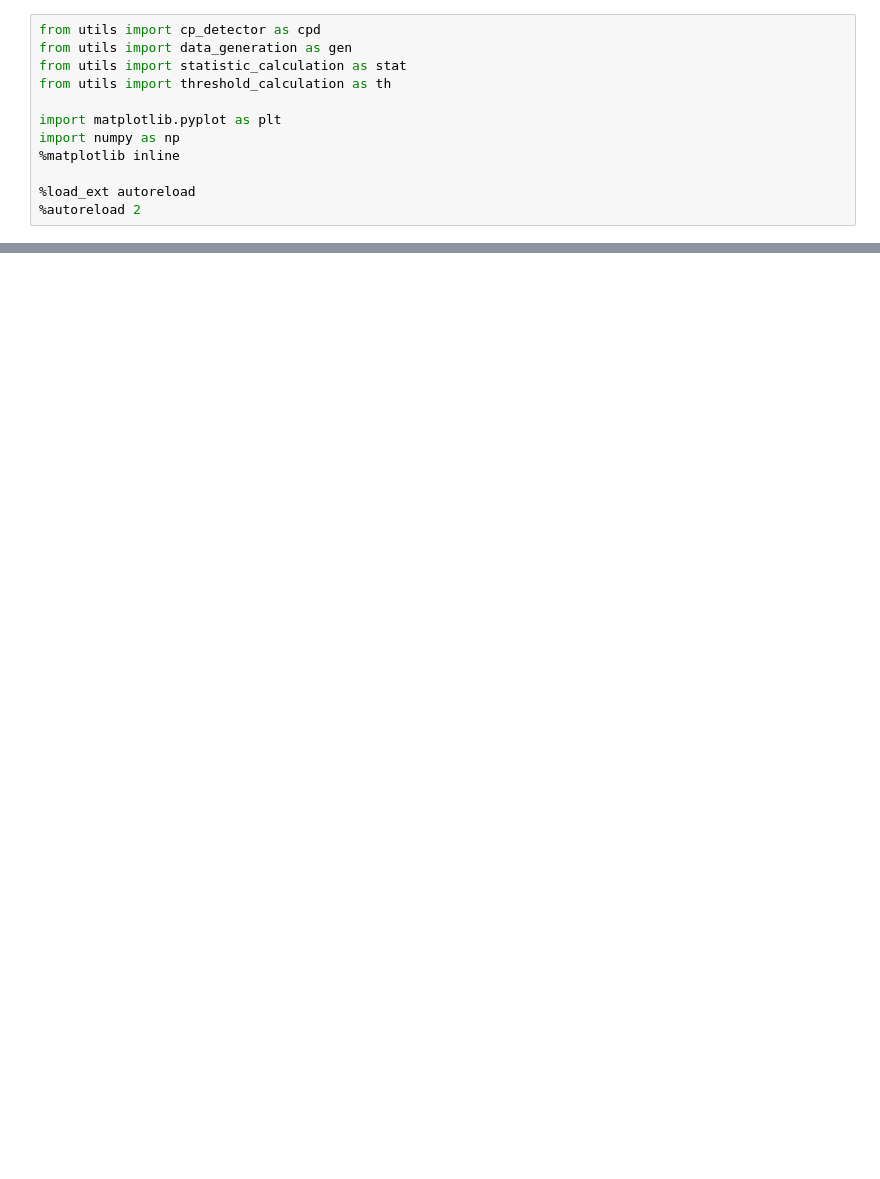
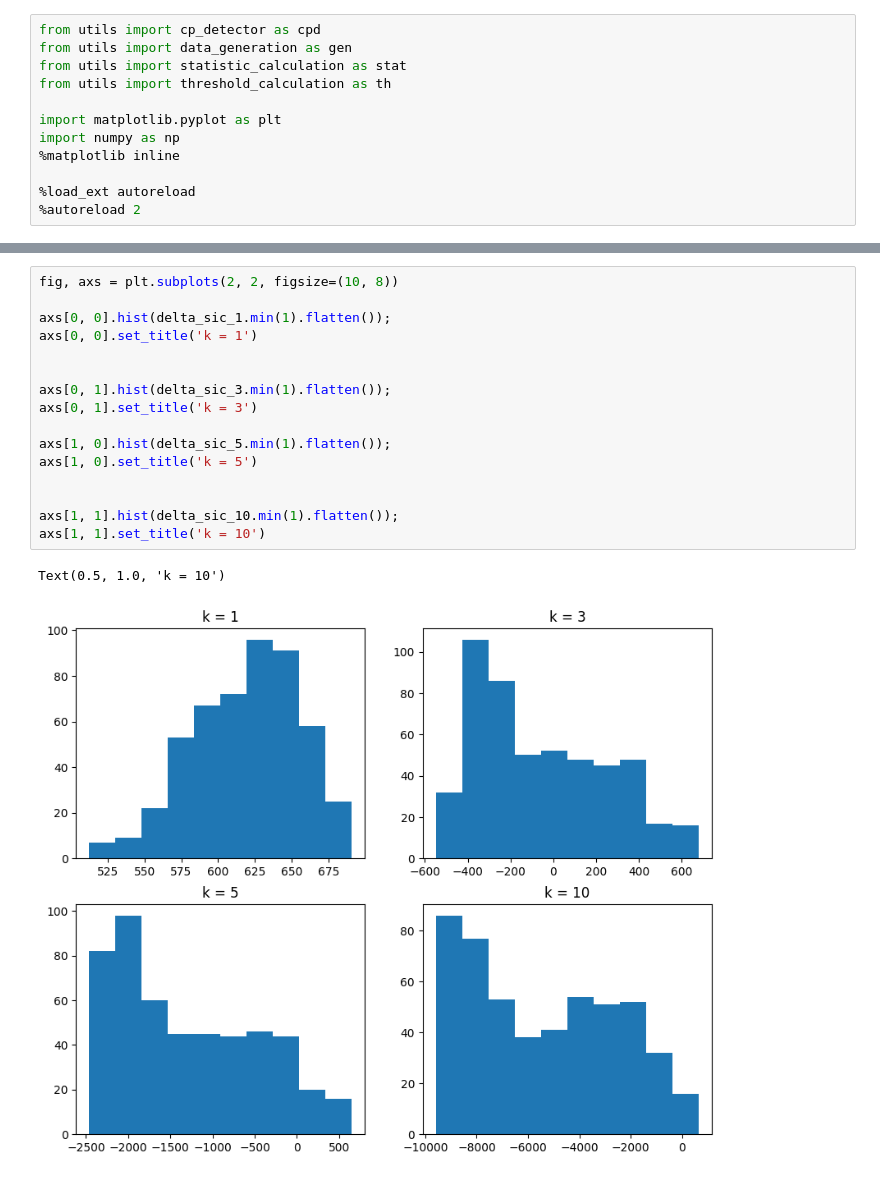
Before and after one commit to romanenkova95/ln_for_cpd, a Jupyter notebook: paper_stat_exp_01_24.ipynb, the cells around one changed output, grey strips where cells are left out. Cells and saved outputs as stored; diff of their text form; blank space fills up the shorter version.

```diff
--- a/paper_stat_exp_01_24.ipynb
+++ b/paper_stat_exp_01_24.ipynb
@@ -120,0 +175,19 @@ plt.legend()
+# %%
+fig, axs = plt.subplots(2, 2, figsize=(10, 8))
+
+axs[0, 0].hist(delta_sic_1.min(1).flatten());
+axs[0, 0].set_title('k = 1')
+
+
+axs[0, 1].hist(delta_sic_3.min(1).flatten());
+axs[0, 1].set_title('k = 3')
+
+axs[1, 0].hist(delta_sic_5.min(1).flatten());
+axs[1, 0].set_title('k = 5')
+
+
+axs[1, 1].hist(delta_sic_10.min(1).flatten());
+axs[1, 1].set_title('k = 10')
+# %% [output]
+Text(0.5, 1.0, 'k = 10')
+[figure, added]
```
Also changed, not shown: parts of 22 cells of this notebook, 11 other files.
